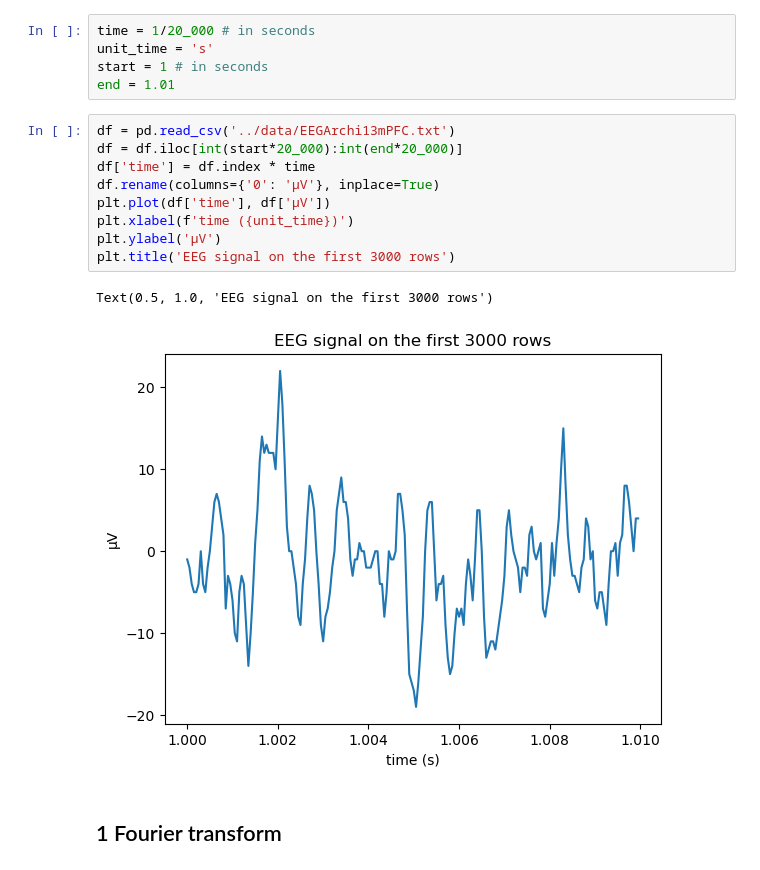
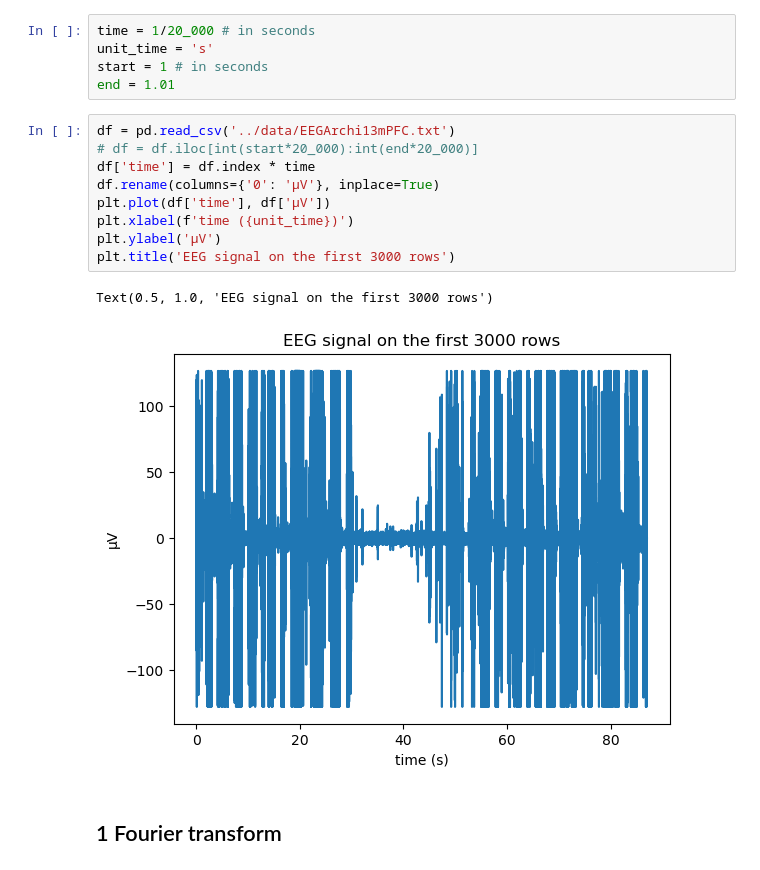
Before and after one commit to ChabCorp/LFP_IPMC, a Jupyter notebook: code/2_meet.ipynb, the cells around one changed output. Drawn from its saved outputs; the diff is of its cells as text.

```diff
--- a/code/2_meet.ipynb
+++ b/code/2_meet.ipynb
@@ -18,16 +15,16 @@ start = 1 # in seconds
 end = 1.01
 # %%
 df = pd.read_csv('../data/EEGArchi13mPFC.txt')
-df = df.iloc[int(start*20_000):int(end*20_000)]
+# df = df.iloc[int(start*20_000):int(end*20_000)]
 df['time'] = df.index * time
 df.rename(columns={'0': 'µV'}, inplace=True)
 plt.plot(df['time'], df['µV'])
 plt.xlabel(f'time ({unit_time})')
 plt.ylabel('µV')
 plt.title('EEG signal on the first 3000 rows')
 # %% [output]
 Text(0.5, 1.0, 'EEG signal on the first 3000 rows')
-[figure, old version]
+[figure, new version]
 # %% [markdown]
 ## 1 Fourier transform
 # %%
```
Also changed, not shown: parts of 2 cells of this notebook.
